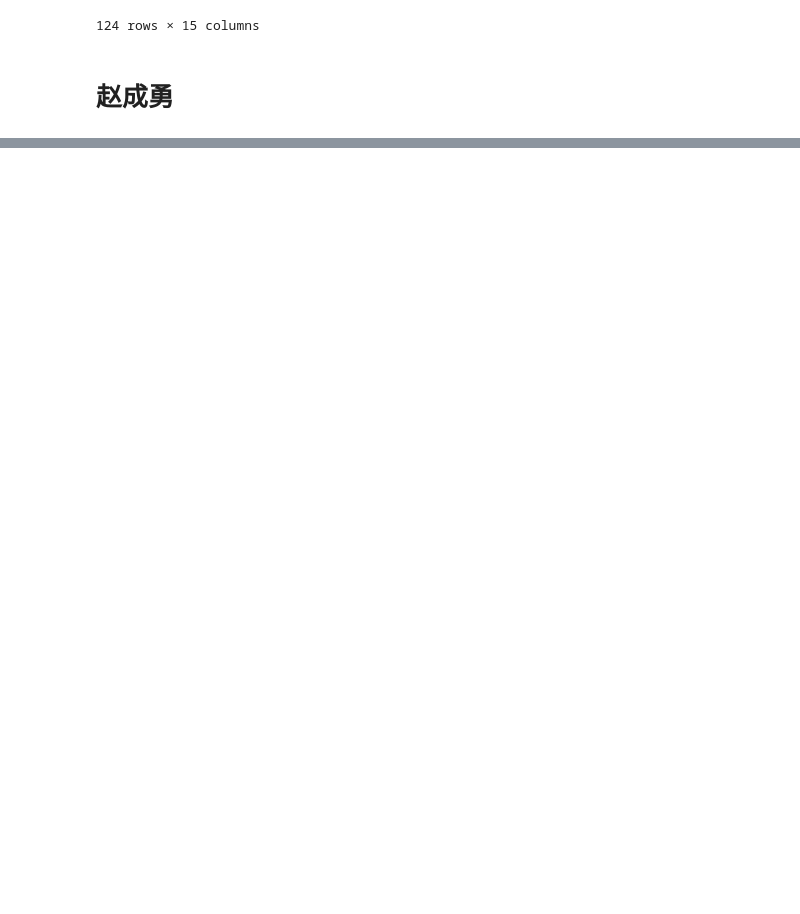
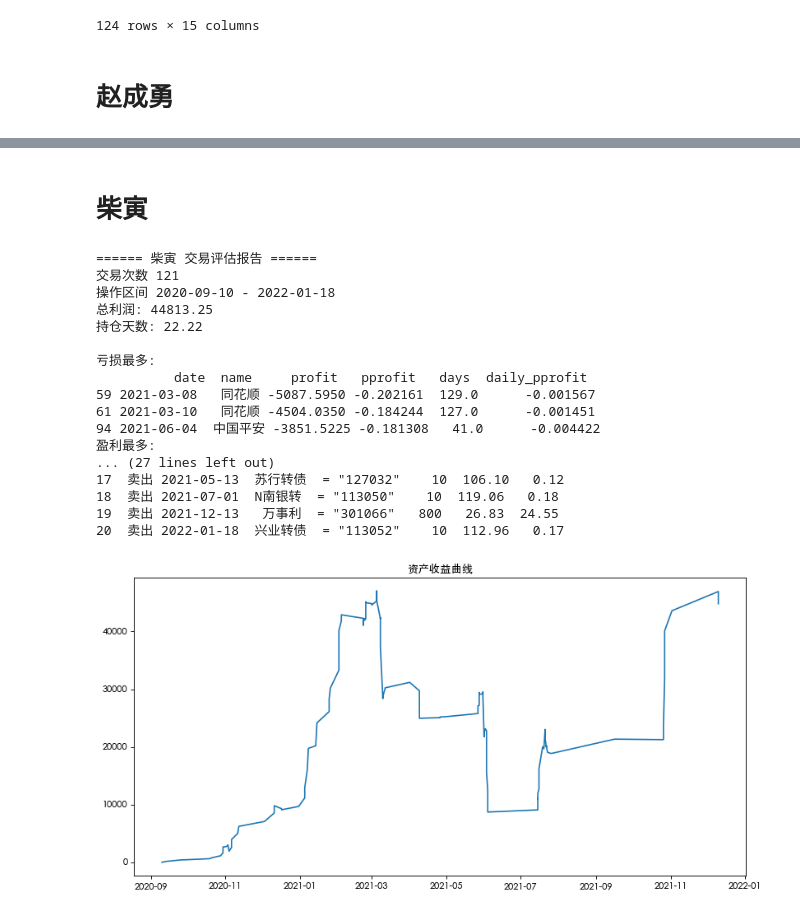
Before and after one commit to zillionare/alpha, a Jupyter notebook: alpha/notebook/交易员评估.ipynb, the cells around one changed output, grey strips where cells are left out. Saved outputs shown, nothing was run; the diff lists cells and outputs as text; code cells hidden in the pictures; blank space fills up the shorter version.

```diff
--- a/alpha/notebook/交易员评估.ipynb
+++ b/alpha/notebook/交易员评估.ipynb
@@ -774,4 +670,12 @@ e.run()
 # %%
 df = preprocess_zcy(file)
 # %%
-df
+df.rename({
+    "成交日期":"date",
+    "证券代码":"code",
+    "证券名称":"name",
+    "操作":"side",
+    "成交数量":"volume",
+    "成交均价":"price",
+    "成交金额":"amount",
+}, axis='columns', inplace=True)
@@ -799,0 +697,47 @@ os.getenv("JQ_ACCOUNT")
+# %% [markdown]
+# 柴寅
+# %%
+file = "/Users/aaronyang/Documents/business/格物致知/团队/简历/柴寅/20.9.1-20.11.1.xls"
+
+files = ["20.9.1-20.11.1.xls", "20.11.1-21.2.1.xls",
+ "21.2.1-21.5.1.xls", "21.5.1-21.8.1.xls", "21.8.1-21.11.1.xls","21.11.1-22.2.1.xls"]
+
+#files = ["21.2.1-21.5.1.xls"]
+
+def preprocess_cy(files):
+    if isinstance(files, str):
+        files = [files]
+    dfs = []
+    for file in files:
+        f = os.path.join(home, "柴寅", file)
+        df = pd.read_csv(f, encoding="gbk", sep="\t", parse_dates=["发生日期"])
+
+        df["fee"] = df["佣金"] + df["印花税"]
+        df["证券代码"] = df["证券代码"].str.replace(" =", "")
+        df.rename({"交易类别":"操作", "发生日期": "成交日期"}, inplace=True, axis="columns")
+
+        dfs.append(df)
+
+    return pd.concat(dfs)
+
+e = Evaluator("柴寅", files, preprocess_cy)
+e.run()
+# %% [output]
+====== 柴寅 交易评估报告 ======
+交易次数 121
+操作区间 2020-09-10 - 2022-01-18
+总利润: 44813.25
+持仓天数: 22.22
+
+亏损最多:
+          date  name     profit   pprofit   days  daily_pprofit
+59 2021-03-08   同花顺 -5087.5950 -0.202161  129.0      -0.001567
+61 2021-03-10   同花顺 -4504.0350 -0.184244  127.0      -0.001451
+94 2021-06-04  中国平安 -3851.5225 -0.181308   41.0      -0.004422
+盈利最多:
+... (27 lines left out)
+17  卖出 2021-05-13  苏行转债  = "127032"    10  106.10   0.12
+18  卖出 2021-07-01  N南银转  = "113050"    10  119.06   0.18
+19  卖出 2021-12-13   万事利  = "301066"   800   26.83  24.55
+20  卖出 2022-01-18  兴业转债  = "113052"    10  112.96   0.17
+[figure, added]
```
Also changed, not shown: parts of 11 cells of this notebook, 49 other files.
